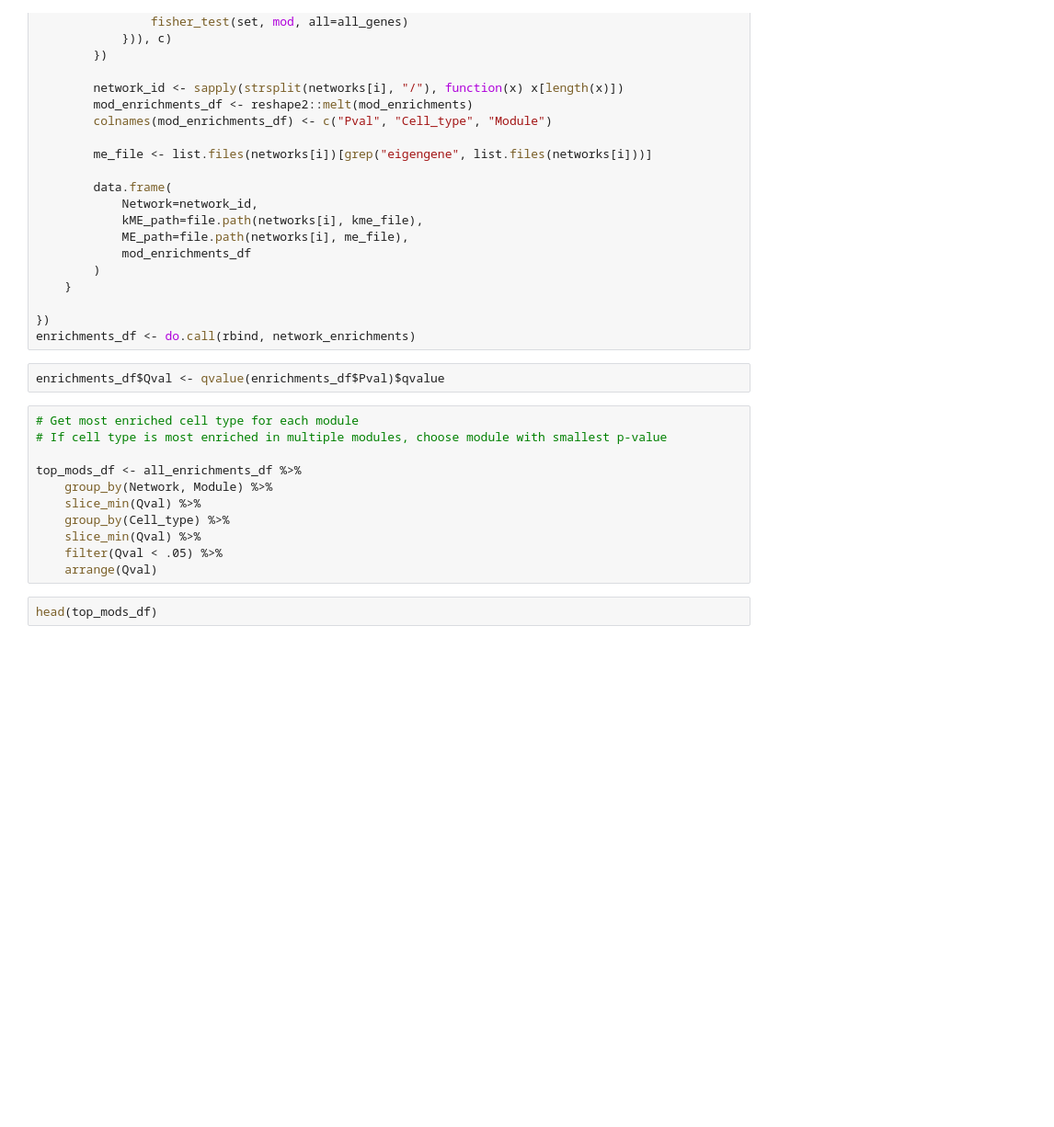
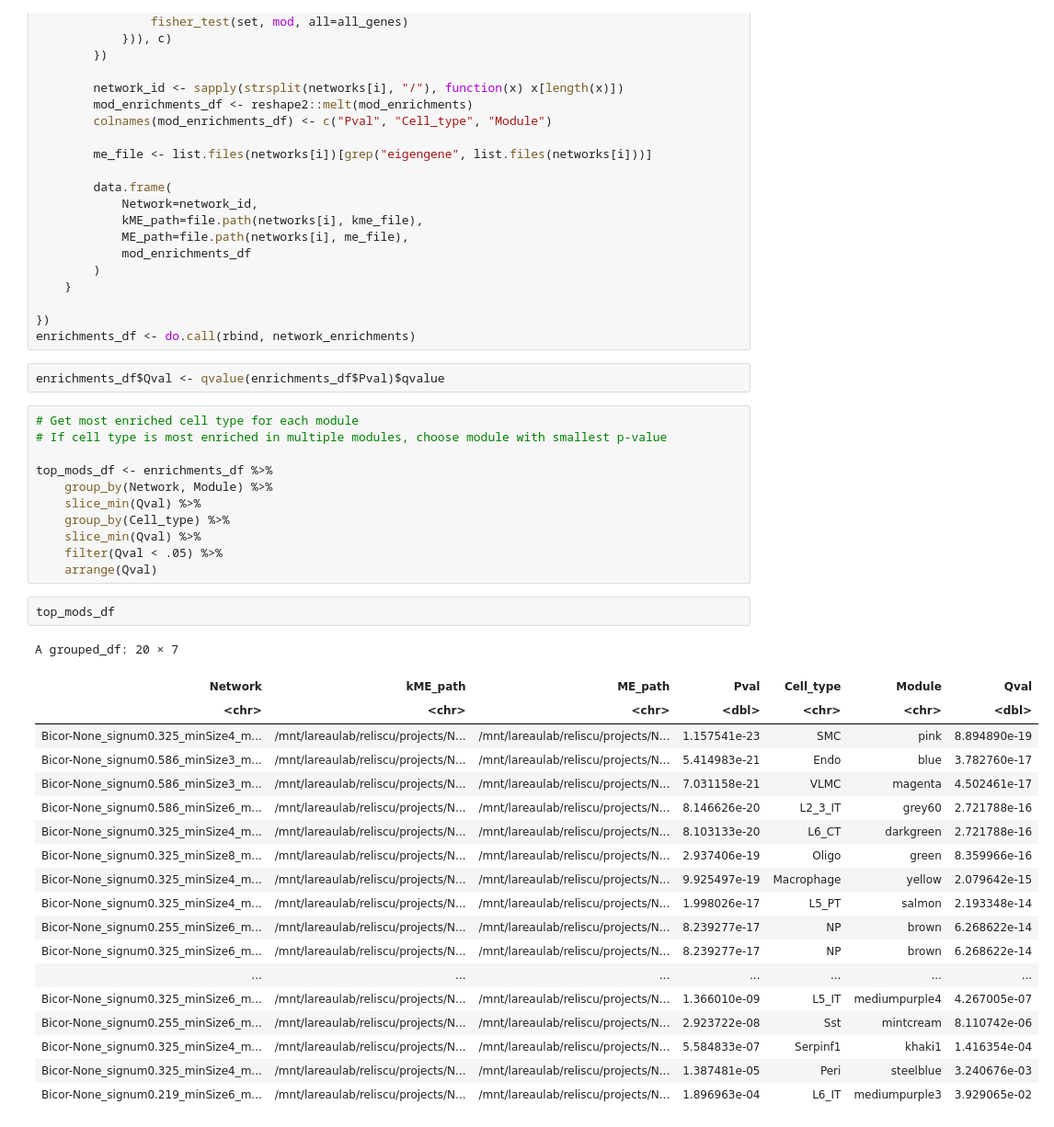
Before and after one commit to reliscu/pseudobulk_splicing_tasic_2018_mouse_ALM, a Jupyter notebook: 07_find_module_enrichments.ipynb, the cells around one changed output. Shown: that part at 92% size. Drawn from its saved outputs; the diff is of its cells as text; blank space fills up the shorter version.

```diff
--- a/07_find_module_enrichments.ipynb
+++ b/07_find_module_enrichments.ipynb
@@ -91,12 +70,32 @@ enrichments_df$Qval <- qvalue(enrichments_df$Pval)$qvalue
 # Get most enriched cell type for each module
 # If cell type is most enriched in multiple modules, choose module with smallest p-value
 
-top_mods_df <- all_enrichments_df %>%
+top_mods_df <- enrichments_df %>%
     group_by(Network, Module) %>%
     slice_min(Qval) %>%
     group_by(Cell_type) %>%
     slice_min(Qval) %>%
     filter(Qval < .05) %>%
     arrange(Qval)
-# %%
-head(top_mods_df)
+# %%
+top_mods_df
+# %% [output]
+A grouped_df: 20 × 7
+| Network | kME_path | ME_path | Pval | Cell_type | Module | Qval |
+| <chr> | <chr> | <chr> | <dbl> | <chr> | <chr> | <dbl> |
+| Bicor-None_signum0.325_minSize4_m... | /mnt/lareaulab/reliscu/projects/N... | /mnt/lareaulab/reliscu/projects/N... | 1.157541e-23 | SMC | pink | 8.894890e-19 |
+| Bicor-None_signum0.586_minSize3_m... | /mnt/lareaulab/reliscu/projects/N... | /mnt/lareaulab/reliscu/projects/N... | 5.414983e-21 | Endo | blue | 3.782760e-17 |
+| Bicor-None_signum0.586_minSize3_m... | /mnt/lareaulab/reliscu/projects/N... | /mnt/lareaulab/reliscu/projects/N... | 7.031158e-21 | VLMC | magenta | 4.502461e-17 |
+| Bicor-None_signum0.586_minSize6_m... | /mnt/lareaulab/reliscu/projects/N... | /mnt/lareaulab/reliscu/projects/N... | 8.146626e-20 | L2_3_IT | grey60 | 2.721788e-16 |
+| Bicor-None_signum0.325_minSize4_m... | /mnt/lareaulab/reliscu/projects/N... | /mnt/lareaulab/reliscu/projects/N... | 8.103133e-20 | L6_CT | darkgreen | 2.721788e-16 |
+| Bicor-None_signum0.325_minSize8_m... | /mnt/lareaulab/reliscu/projects/N... | /mnt/lareaulab/reliscu/projects/N... | 2.937406e-19 | Oligo | green | 8.359966e-16 |
+| Bicor-None_signum0.325_minSize4_m... | /mnt/lareaulab/reliscu/projects/N... | /mnt/lareaulab/reliscu/projects/N... | 9.925497e-19 | Macrophage | yellow | 2.079642e-15 |
+| Bicor-None_signum0.325_minSize4_m... | /mnt/lareaulab/reliscu/projects/N... | /mnt/lareaulab/reliscu/projects/N... | 1.998026e-17 | L5_PT | salmon | 2.193348e-14 |
+| Bicor-None_signum0.255_minSize6_m... | /mnt/lareaulab/reliscu/projects/N... | /mnt/lareaulab/reliscu/projects/N... | 8.239277e-17 | NP | brown | 6.268622e-14 |
+| Bicor-None_signum0.325_minSize6_m... | /mnt/lareaulab/reliscu/projects/N... | /mnt/lareaulab/reliscu/projects/N... | 8.239277e-17 | NP | brown | 6.268622e-14 |
+| ... | ... | ... | ... | ... | ... | ... |
+| Bicor-None_signum0.325_minSize6_m... | /mnt/lareaulab/reliscu/projects/N... | /mnt/lareaulab/reliscu/projects/N... | 1.366010e-09 | L5_IT | mediumpurple4 | 4.267005e-07 |
+| Bicor-None_signum0.255_minSize6_m... | /mnt/lareaulab/reliscu/projects/N... | /mnt/lareaulab/reliscu/projects/N... | 2.923722e-08 | Sst | mintcream | 8.110742e-06 |
+| Bicor-None_signum0.325_minSize4_m... | /mnt/lareaulab/reliscu/projects/N... | /mnt/lareaulab/reliscu/projects/N... | 5.584833e-07 | Serpinf1 | khaki1 | 1.416354e-04 |
+| Bicor-None_signum0.325_minSize4_m... | /mnt/lareaulab/reliscu/projects/N... | /mnt/lareaulab/reliscu/projects/N... | 1.387481e-05 | Peri | steelblue | 3.240676e-03 |
+| Bicor-None_signum0.219_minSize6_m... | /mnt/lareaulab/reliscu/projects/N... | /mnt/lareaulab/reliscu/projects/N... | 1.896963e-04 | L6_IT | mediumpurple3 | 3.929065e-02 |
```
Also changed, not shown: parts of 1 cell of this notebook, 1 other file.
